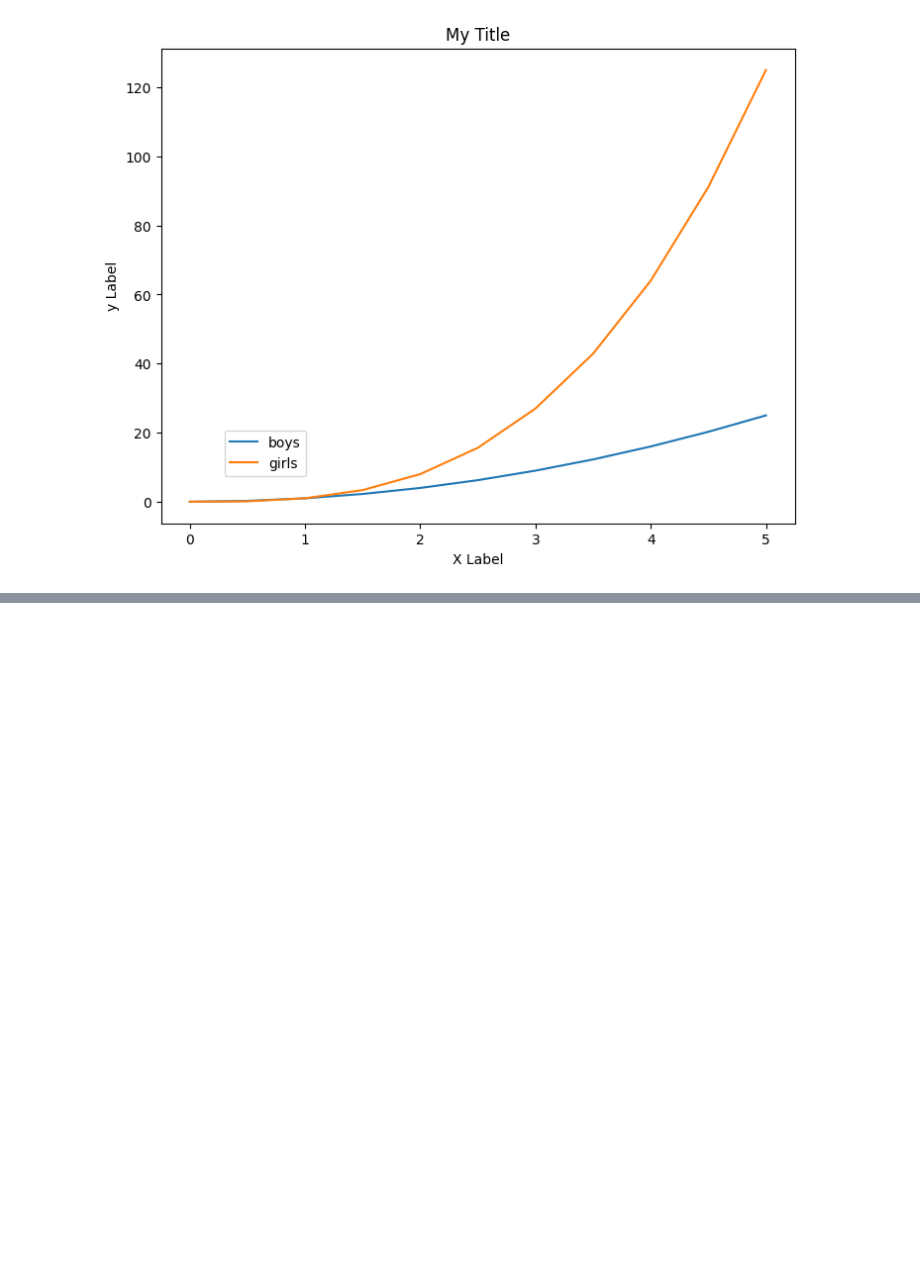
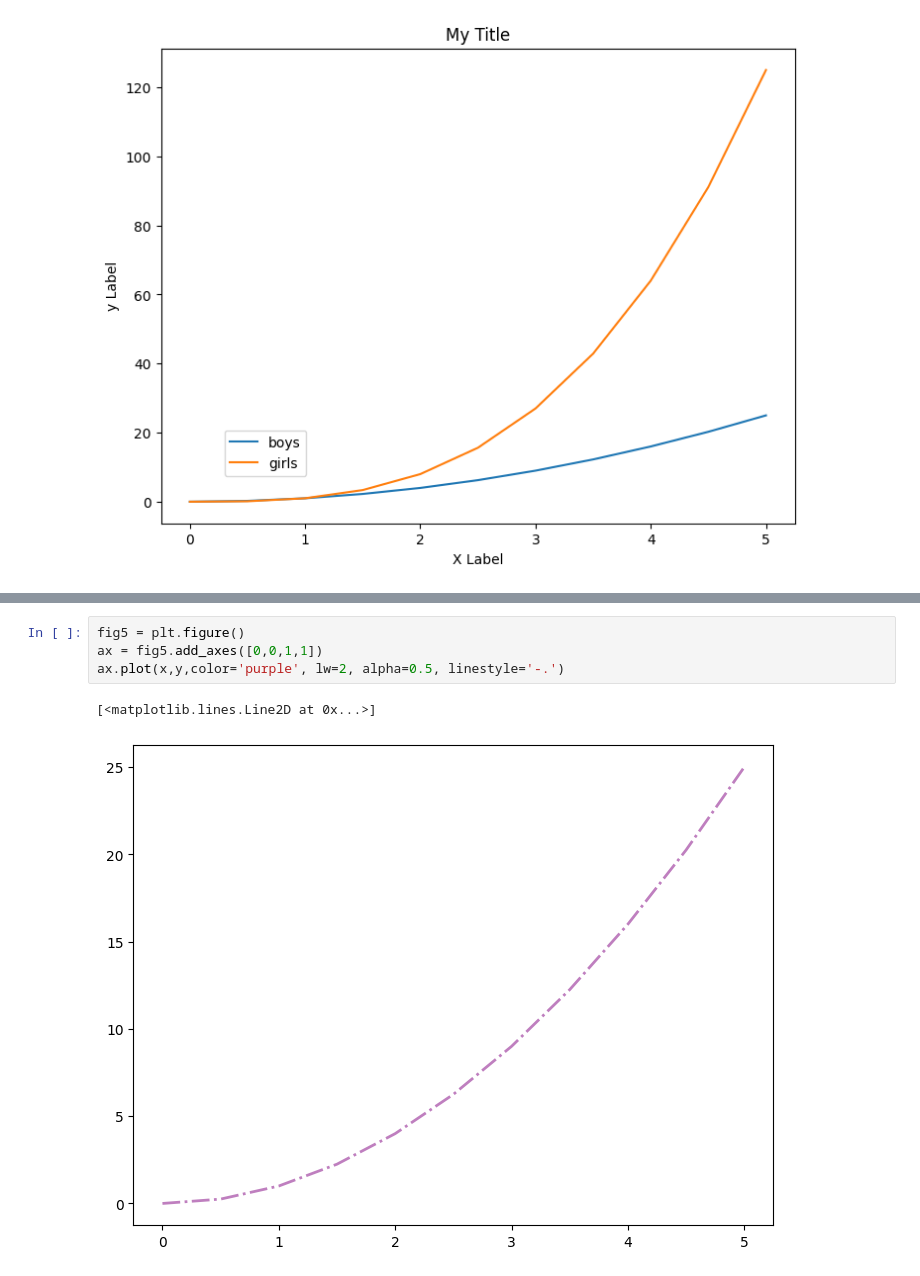
Before and after one commit to abdullah4tech/DataScience, a Jupyter notebook: matplotlib.ipynb, the cells around one changed output, grey strips where cells are left out. Cells and saved outputs as stored; diff of their text form; blank space fills up the shorter version.

```diff
--- a/matplotlib.ipynb
+++ b/matplotlib.ipynb
@@ -164,0 +185,7 @@ axes1.legend(loc=(0.1,0.1))
+# %%
+fig5 = plt.figure()
+ax = fig5.add_axes([0,0,1,1])
+ax.plot(x,y,color='purple', lw=2, alpha=0.5, linestyle='-.')
+# %% [output]
+[<matplotlib.lines.Line2D at 0x...>]
+[figure, added]
```
Also changed, not shown: parts of 8 cells of this notebook, 1 other file.
